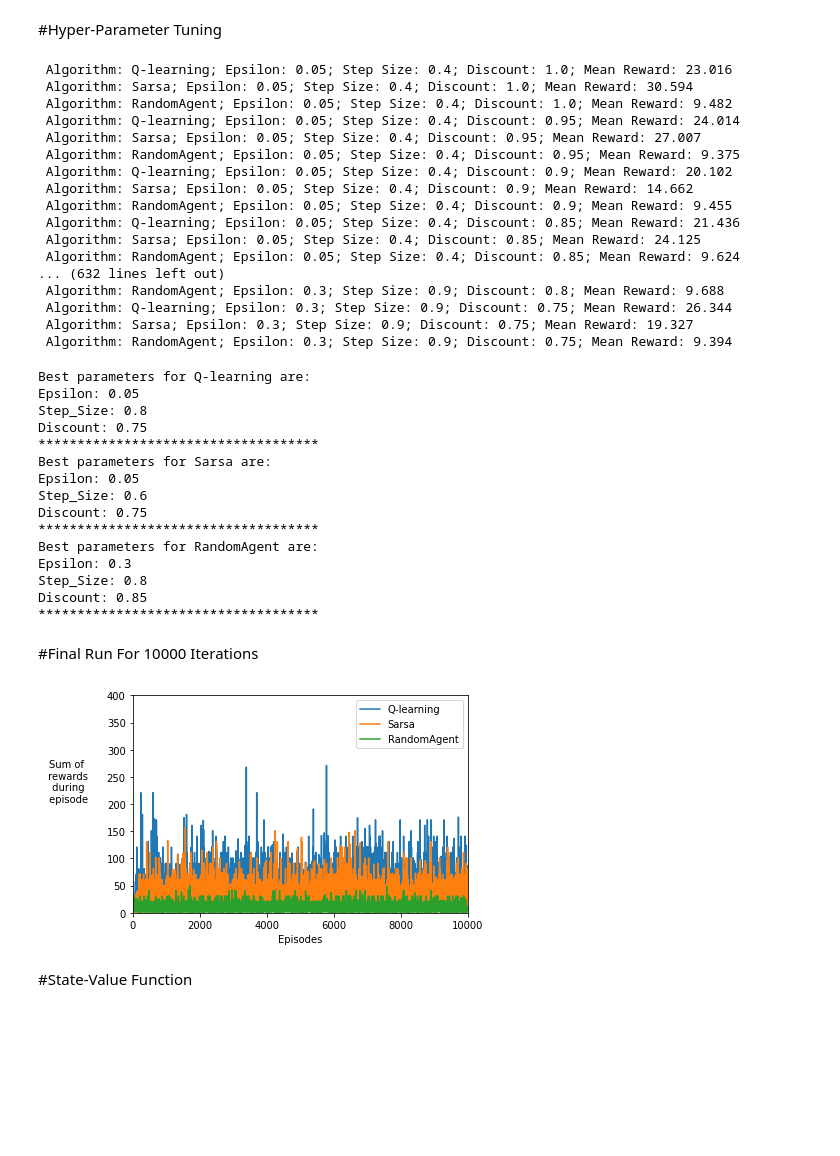
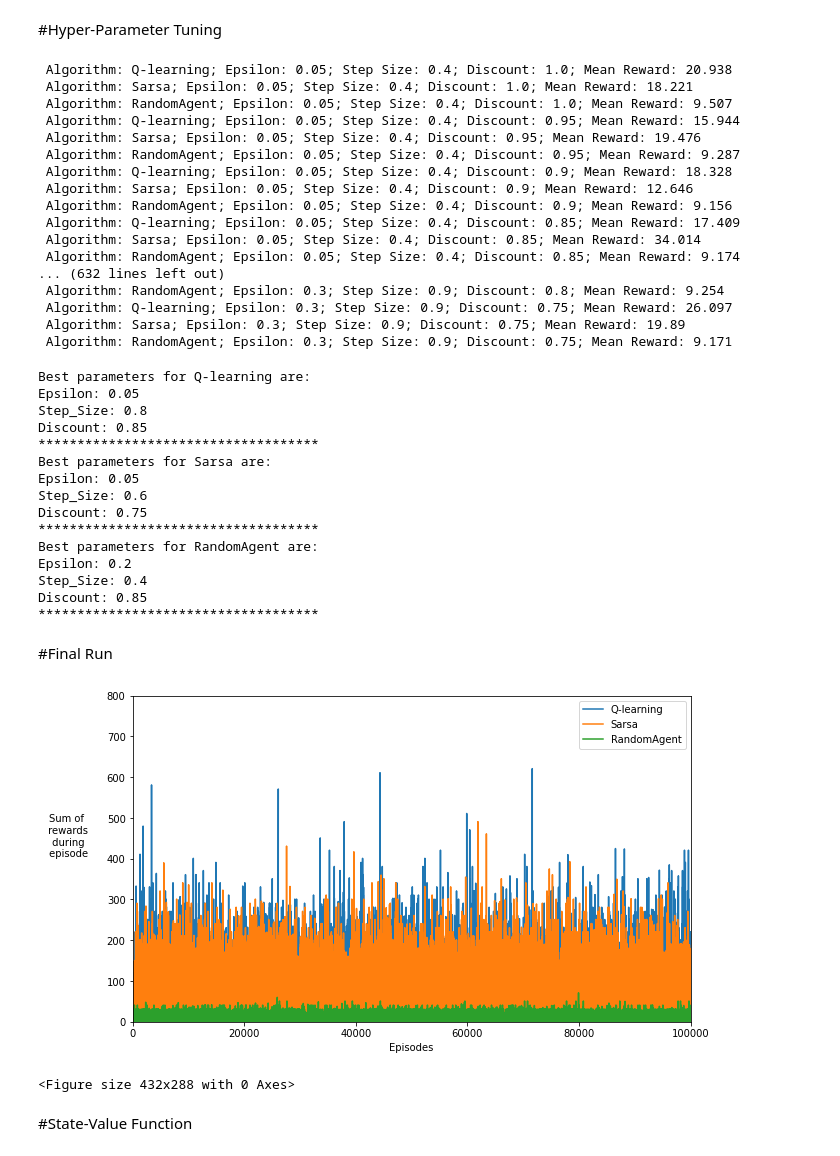
Before and after one commit to Jupiter345/DSBA-RL-Flappy-Bird, a Jupyter notebook: RL_DSBA_Text_Flappy_Bird_Assignment_1.ipynb, the cells around one changed output. Drawn from its saved outputs; the diff is of its cells as text; code cells hidden in the pictures; blank space fills up the shorter version.

```diff
--- a/RL_DSBA_Text_Flappy_Bird_Assignment_1.ipynb
+++ b/RL_DSBA_Text_Flappy_Bird_Assignment_1.ipynb
@@ -39,6 +46,9 @@ from collections import defaultdict
 from mpl_toolkits.mplot3d import axes3d
 import pandas as pd
 from tqdm import tqdm
+# %%
+test_epoch = 1000
+final_epoch = 100000
 # %%
 env = gym.make('TextFlappyBird-v0', height = 15, width = 20, pipe_gap = 4)
 obs = env.reset()
@@ -198,7 +215,7 @@ for eps in EPS:
           all_reward_sums[algorithm] = []
           current_agent = agents[algorithm](eps=eps, step_size = step_size, discount=disc)
           total_epochs = 0
-          for i in range(1000):
+          for i in range(test_epoch):
             state = env.reset()
             state = state[0]
             done = False
@@ -231,23 +248,23 @@ for eps in EPS:
           Means.append(np.array(all_reward_sums[algorithm]).mean())
           print(f' Algorithm: {algorithm}; Epsilon: {eps}; Step Size: {step_size}; Discount: {disc}; Mean Reward: {np.array(all_reward_sums[algorithm]).mean()} ')
 # %% [output]
- Algorithm: Q-learning; Epsilon: 0.05; Step Size: 0.4; Discount: 1.0; Mean Reward: 23.016
- Algorithm: Sarsa; Epsilon: 0.05; Step Size: 0.4; Discount: 1.0; Mean Reward: 30.594
- Algorithm: RandomAgent; Epsilon: 0.05; Step Size: 0.4; Discount: 1.0; Mean Reward: 9.482
- Algorithm: Q-learning; Epsilon: 0.05; Step Size: 0.4; Discount: 0.95; Mean Reward: 24.014
- Algorithm: Sarsa; Epsilon: 0.05; Step Size: 0.4; Discount: 0.95; Mean Reward: 27.007
- Algorithm: RandomAgent; Epsilon: 0.05; Step Size: 0.4; Discount: 0.95; Mean Reward: 9.375
- Algorithm: Q-learning; Epsilon: 0.05; Step Size: 0.4; Discount: 0.9; Mean Reward: 20.102
- Algorithm: Sarsa; Epsilon: 0.05; Step Size: 0.4; Discount: 0.9; Mean Reward: 14.662
- Algorithm: RandomAgent; Epsilon: 0.05; Step Size: 0.4; Discount: 0.9; Mean Reward: 9.455
- Algorithm: Q-learning; Epsilon: 0.05; Step Size: 0.4; Discount: 0.85; Mean Reward: 21.436
- Algorithm: Sarsa; Epsilon: 0.05; Step Size: 0.4; Discount: 0.85; Mean Reward: 24.125
- Algorithm: RandomAgent; Epsilon: 0.05; Step Size: 0.4; Discount: 0.85; Mean Reward: 9.624
+ Algorithm: Q-learning; Epsilon: 0.05; Step Size: 0.4; Discount: 1.0; Mean Reward: 20.938
+ Algorithm: Sarsa; Epsilon: 0.05; Step Size: 0.4; Discount: 1.0; Mean Reward: 18.221
+ Algorithm: RandomAgent; Epsilon: 0.05; Step Size: 0.4; Discount: 1.0; Mean Reward: 9.507
+ Algorithm: Q-learning; Epsilon: 0.05; Step Size: 0.4; Discount: 0.95; Mean Reward: 15.944
+ Algorithm: Sarsa; Epsilon: 0.05; Step Size: 0.4; Discount: 0.95; Mean Reward: 19.476
+ Algorithm: RandomAgent; Epsilon: 0.05; Step Size: 0.4; Discount: 0.95; Mean Reward: 9.287
+ Algorithm: Q-learning; Epsilon: 0.05; Step Size: 0.4; Discount: 0.9; Mean Reward: 18.328
+ Algorithm: Sarsa; Epsilon: 0.05; Step Size: 0.4; Discount: 0.9; Mean Reward: 12.646
+ Algorithm: RandomAgent; Epsilon: 0.05; Step Size: 0.4; Discount: 0.9; Mean Reward: 9.156
+ Algorithm: Q-learning; Epsilon: 0.05; Step Size: 0.4; Discount: 0.85; Mean Reward: 17.409
+ Algorithm: Sarsa; Epsilon: 0.05; Step Size: 0.4; Discount: 0.85; Mean Reward: 34.014
+ Algorithm: RandomAgent; Epsilon: 0.05; Step Size: 0.4; Discount: 0.85; Mean Reward: 9.174
 ... (632 lines left out)
- Algorithm: RandomAgent; Epsilon: 0.3; Step Size: 0.9; Discount: 0.8; Mean Reward: 9.688
- Algorithm: Q-learning; Epsilon: 0.3; Step Size: 0.9; Discount: 0.75; Mean Reward: 26.344
- Algorithm: Sarsa; Epsilon: 0.3; Step Size: 0.9; Discount: 0.75; Mean Reward: 19.327
- Algorithm: RandomAgent; Epsilon: 0.3; Step Size: 0.9; Discount: 0.75; Mean Reward: 9.394
+ Algorithm: RandomAgent; Epsilon: 0.3; Step Size: 0.9; Discount: 0.8; Mean Reward: 9.254
+ Algorithm: Q-learning; Epsilon: 0.3; Step Size: 0.9; Discount: 0.75; Mean Reward: 26.097
+ Algorithm: Sarsa; Epsilon: 0.3; Step Size: 0.9; Discount: 0.75; Mean Reward: 19.89
+ Algorithm: RandomAgent; Epsilon: 0.3; Step Size: 0.9; Discount: 0.75; Mean Reward: 9.171
 # %%
 df['Algorithm'] = Algorithms
 df['Epsilon'] = Epsilons
@@ -257,3 +276,5 @@ df['Mean-Reward'] = Means
+# %%
+df = pd.read_csv('Hyper_Parameter_Sweeps.csv')
 # %%
 for algo in ["Q-learning", "Sarsa", "RandomAgent"]:
   temp = df[df['Algorithm']==algo]
@@ -270,7 +291,7 @@ for algo in ["Q-learning", "Sarsa", "RandomAgent"]:
 Best parameters for Q-learning are:
 Epsilon: 0.05
 Step_Size: 0.8
-Discount: 0.75
+Discount: 0.85
 ************************************
 Best parameters for Sarsa are:
 Epsilon: 0.05
@@ -278,12 +299,12 @@ Step_Size: 0.6
 Discount: 0.75
 ************************************
 Best parameters for RandomAgent are:
-Epsilon: 0.3
-Step_Size: 0.8
+Epsilon: 0.2
+Step_Size: 0.4
 Discount: 0.85
 ************************************
 # %% [markdown]
-#Final Run For 10000 Iterations
+#Final Run
 # %%
 all_the_q_tables = {}
 all_reward_sums = {} # Contains sum of rewards during episode
@@ -299,7 +320,7 @@ for algorithm in ["Q-learning", "Sarsa", "RandomAgent"]:
     all_reward_sums[algorithm] = []
     current_agent = agents[algorithm](eps=eps, step_size = step_size, discount=discount)
     total_epochs = 0
-    for i in tqdm(range(10000)):
+    for i in tqdm(range(final_epoch)):
       state = env.reset()
       state = state[0]
       done = False
@@ -325,16 +346,19 @@ for algorithm in ["Q-learning", "Sarsa", "RandomAgent"]:
       env.close()
     all_the_q_tables[algorithm] = q
 # %%
+plt.figure(figsize=(10,6))
 for algorithm in ["Q-learning", "Sarsa", "RandomAgent" ]:
     plt.plot(all_reward_sums[algorithm], label=algorithm)
 plt.xlabel("Episodes")
 plt.ylabel("Sum of\n rewards\n during\n episode",rotation=0, labelpad=40)
-plt.xlim(0,10000)
-plt.ylim(0,400)
+plt.xlim(0,final_epoch)
+plt.ylim(0,800)
 plt.legend()
 plt.show()
+plt.savefig('Final_run.png')
 # %% [output]
-[figure, old version]
+[figure, new version]
+<Figure size 432x288 with 0 Axes>
 # %% [markdown]
 #State-Value Function
 # %%
```
Also changed, not shown: parts of 8 cells of this notebook.
